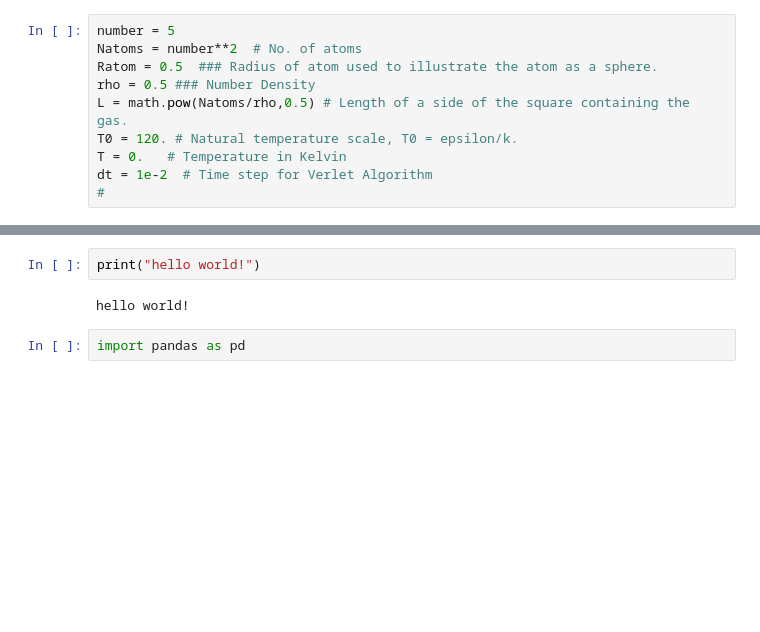
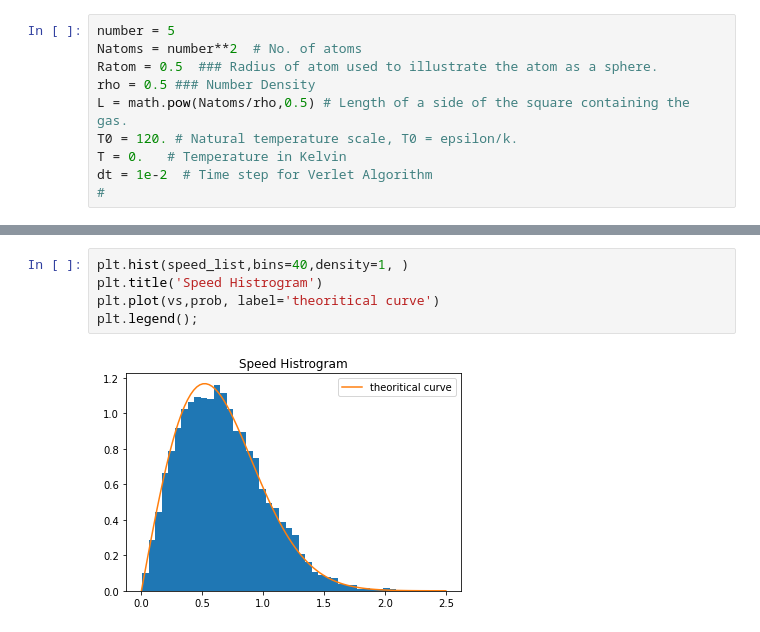
Before and after one commit to iashyam/StatMech-, a Jupyter notebook: Lennard_Jones_Fluid.ipynb, the cells around one changed output, grey strips where cells are left out. Cells and saved outputs as stored; diff of their text form; blank space fills up the shorter version.

```diff
--- a/Lennard_Jones_Fluid.ipynb
+++ b/Lennard_Jones_Fluid.ipynb
@@ -146,6 +141,7 @@ plt.plot(Time_List,KineticEnergy_List, color = 'g')
-# %%
-print("hello world!")
-# %% [output]
-hello world!
-# %%
-import pandas as pd
+# %%
+plt.hist(speed_list,bins=40,density=1, )
+plt.title('Speed Histrogram')
+plt.plot(vs,prob, label='theoritical curve')
+plt.legend();
+# %% [output]
+[figure, added]
```
Also changed, not shown: parts of 8 cells of this notebook.
